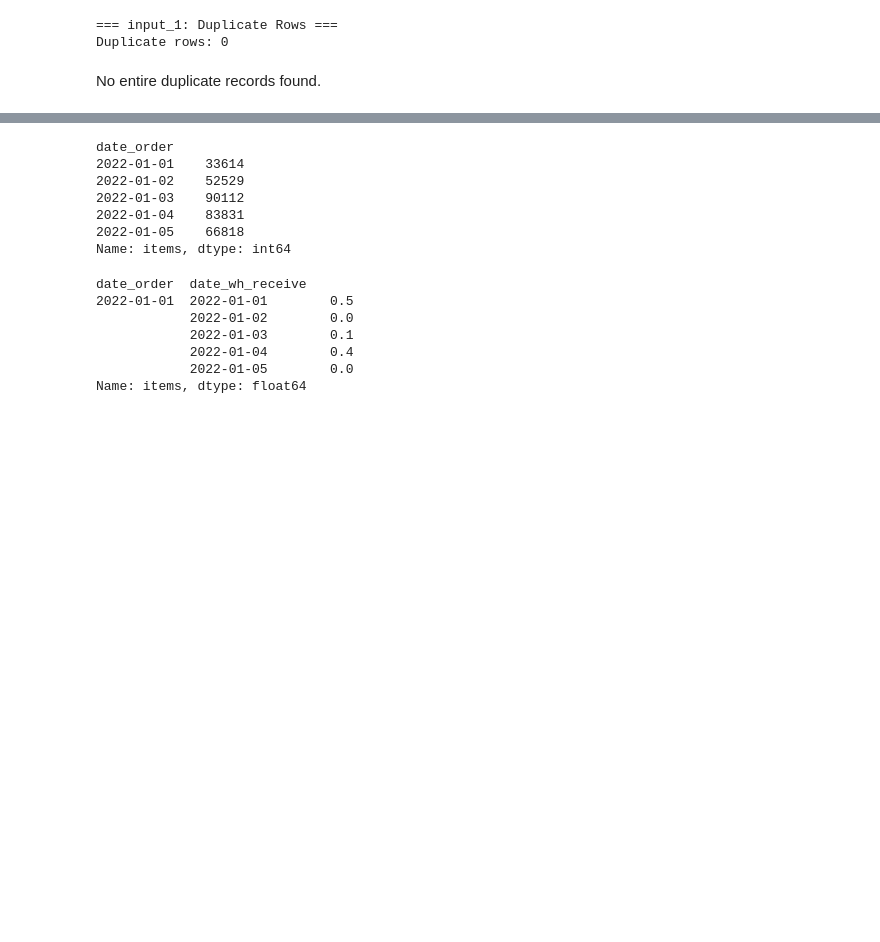
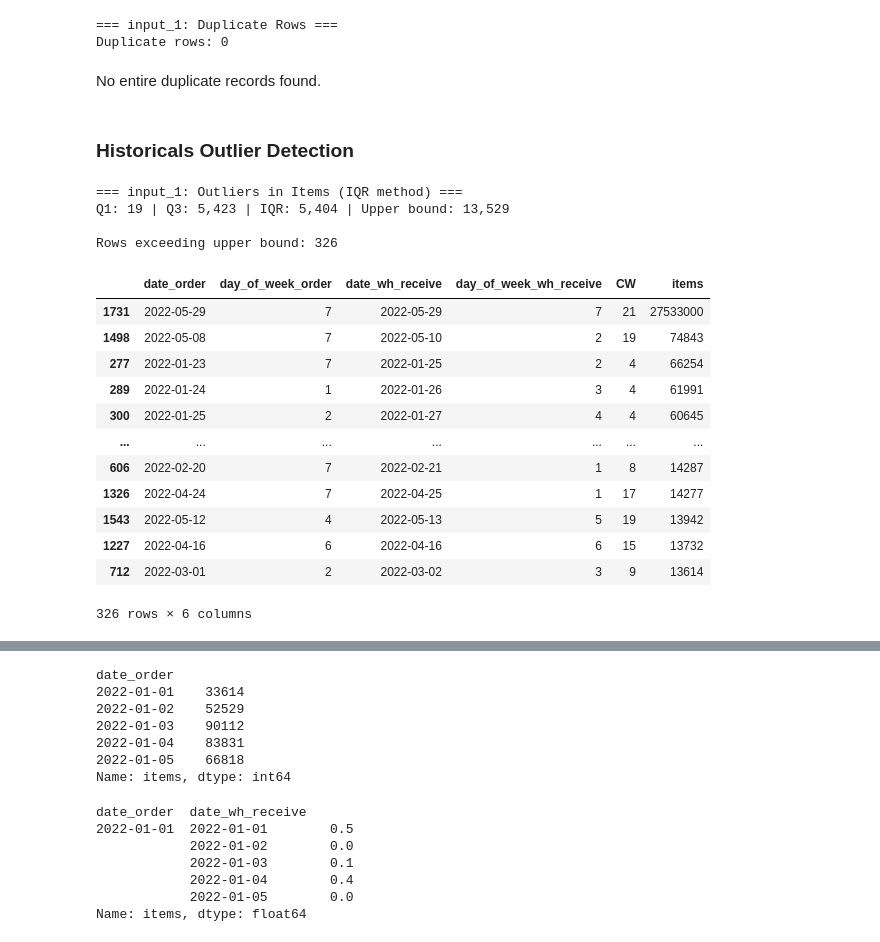
Before and after one commit to traha-89/zalando_fcst_case_study, a Jupyter notebook: analysis.ipynb, the cells around one changed output, grey strips where cells are left out. Saved outputs shown, nothing was run; the diff lists cells and outputs as text; code cells hidden in the pictures; blank space fills up the shorter version.

Commit message:
Adding outlier detection

```diff
--- a/analysis.ipynb
+++ b/analysis.ipynb
@@ -114,3 +114,36 @@ print(f"Duplicate rows: {dupes_hist}")
 Duplicate rows: 0
 # %% [markdown]
 No entire duplicate records found.
+# %% [markdown]
+### Historicals Outlier Detection
+# %%
+### input_1: Outlier check on items (IQR method)
+Q1 = hist["items"].quantile(0.25)
+Q3 = hist["items"].quantile(0.75)
+IQR = Q3 - Q1
+upper_bound = Q3 + 1.5 * IQR
+
+outliers_hist = hist[hist["items"] > upper_bound].sort_values("items", ascending=False)
+print(f"=== input_1: Outliers in Items (IQR method) ===")
+print(f"Q1: {Q1:,.0f} | Q3: {Q3:,.0f} | IQR: {IQR:,.0f} | Upper bound: {upper_bound:,.0f}")
+print(f"\nRows exceeding upper bound: {len(outliers_hist)}")
+if len(outliers_hist) > 0:
+    display(outliers_hist)
+# %% [output]
+=== input_1: Outliers in Items (IQR method) ===
+Q1: 19 | Q3: 5,423 | IQR: 5,404 | Upper bound: 13,529
+
+Rows exceeding upper bound: 326
+|  | date_order | day_of_week_order | date_wh_receive | day_of_week_wh_receive | CW | items |
+| 1731 | 2022-05-29 | 7 | 2022-05-29 | 7 | 21 | 27533000 |
+| 1498 | 2022-05-08 | 7 | 2022-05-10 | 2 | 19 | 74843 |
+| 277 | 2022-01-23 | 7 | 2022-01-25 | 2 | 4 | 66254 |
+| 289 | 2022-01-24 | 1 | 2022-01-26 | 3 | 4 | 61991 |
+| 300 | 2022-01-25 | 2 | 2022-01-27 | 4 | 4 | 60645 |
+| ... | ... | ... | ... | ... | ... | ... |
+| 606 | 2022-02-20 | 7 | 2022-02-21 | 1 | 8 | 14287 |
+| 1326 | 2022-04-24 | 7 | 2022-04-25 | 1 | 17 | 14277 |
+| 1543 | 2022-05-12 | 4 | 2022-05-13 | 5 | 19 | 13942 |
+| 1227 | 2022-04-16 | 6 | 2022-04-16 | 6 | 15 | 13732 |
+| 712 | 2022-03-01 | 2 | 2022-03-02 | 3 | 9 | 13614 |
+326 rows × 6 columns
```
Also changed, not shown: parts of 11 cells of this notebook, 1 other file.
